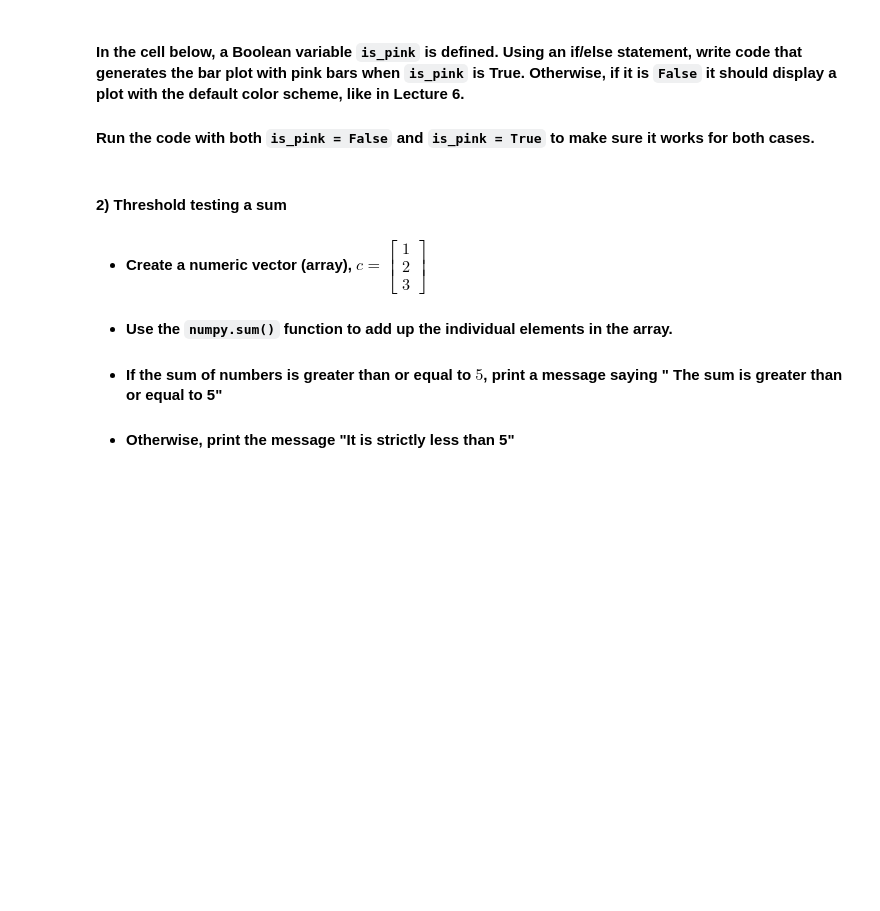
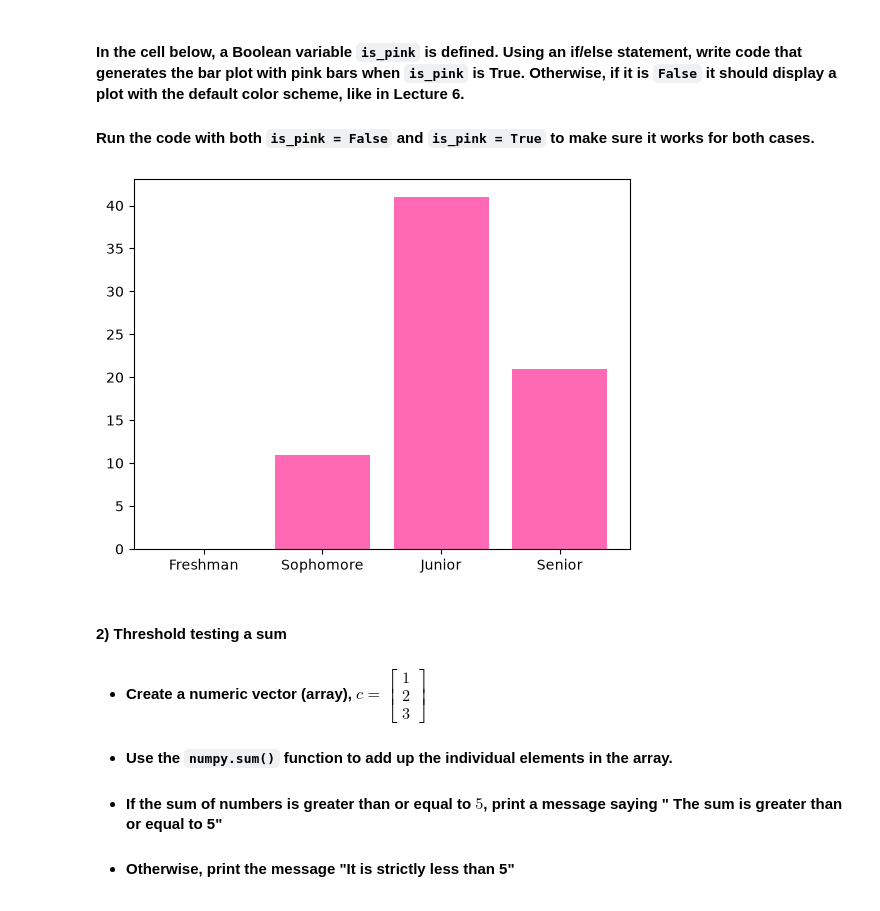
Before and after one commit to rwang0127/datasci151fall2026, a Jupyter notebook: lecture_05_boolean_variables/Lecture05 copy.ipynb, the cells around one changed output. Drawn from its saved outputs; the diff is of its cells as text; code cells hidden in the pictures; blank space fills up the shorter version.

```diff
--- a/lecture_05_boolean_variables/Lecture05 copy.ipynb
+++ b/lecture_05_boolean_variables/Lecture05 copy.ipynb
@@ -682,12 +690,19 @@ plt.show()
 
 #### Run the code with both `is_pink = False` and `is_pink = True` to make sure it works for both cases.
 # %%
-is_pink = False
+is_pink = True
 
 # Your code below
 # When is_pink is True, it should create the bar plot with pink columns.
 # When is_pink is False, it should create the bar plot with default colors like in Lecture 6.
 # Run the cell with is_pink = False and is_pink = True to test that it works
+
+if is_pink == True:
+    plt.bar(x = categories, height = num_students, color = "hotpink")
+else:
+    plt.bar(x = categories, height = num_students)
+# %% [output]
+[figure, added]
 # %% [markdown]
 #### **2)** Threshold testing a sum
 
```
Also changed, not shown: parts of 3 cells of this notebook.
